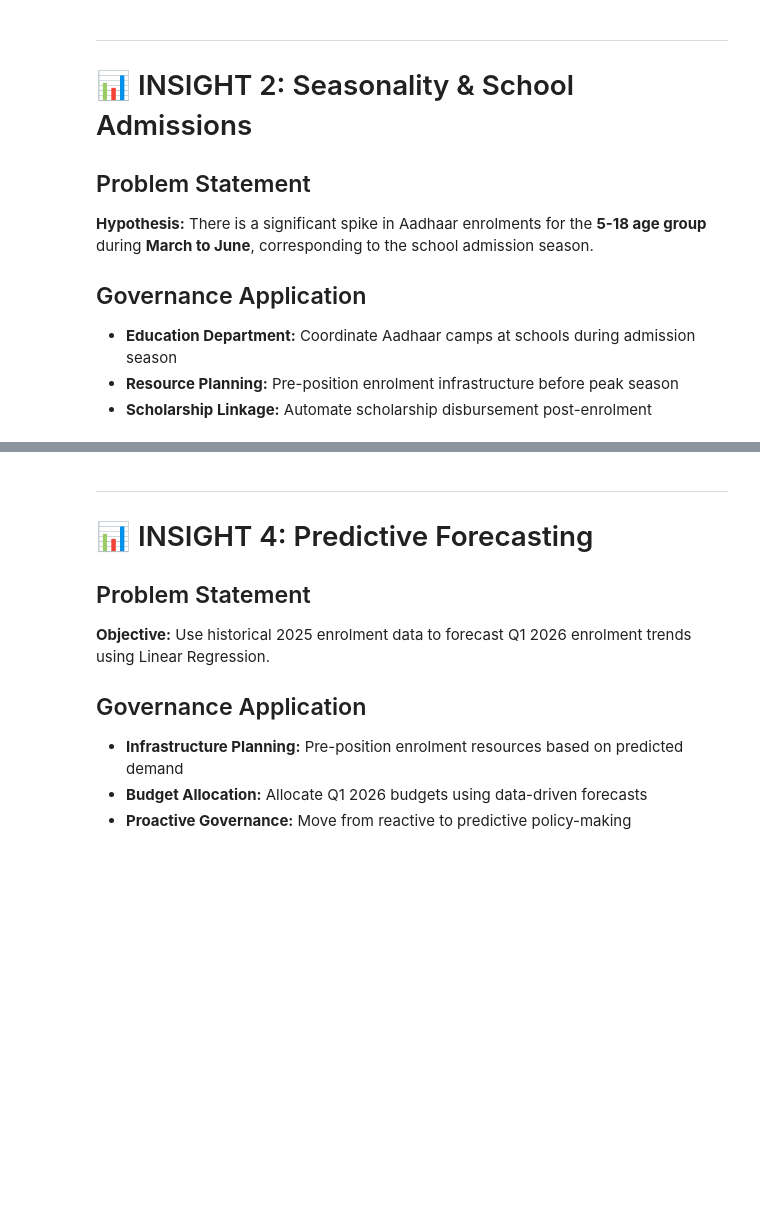
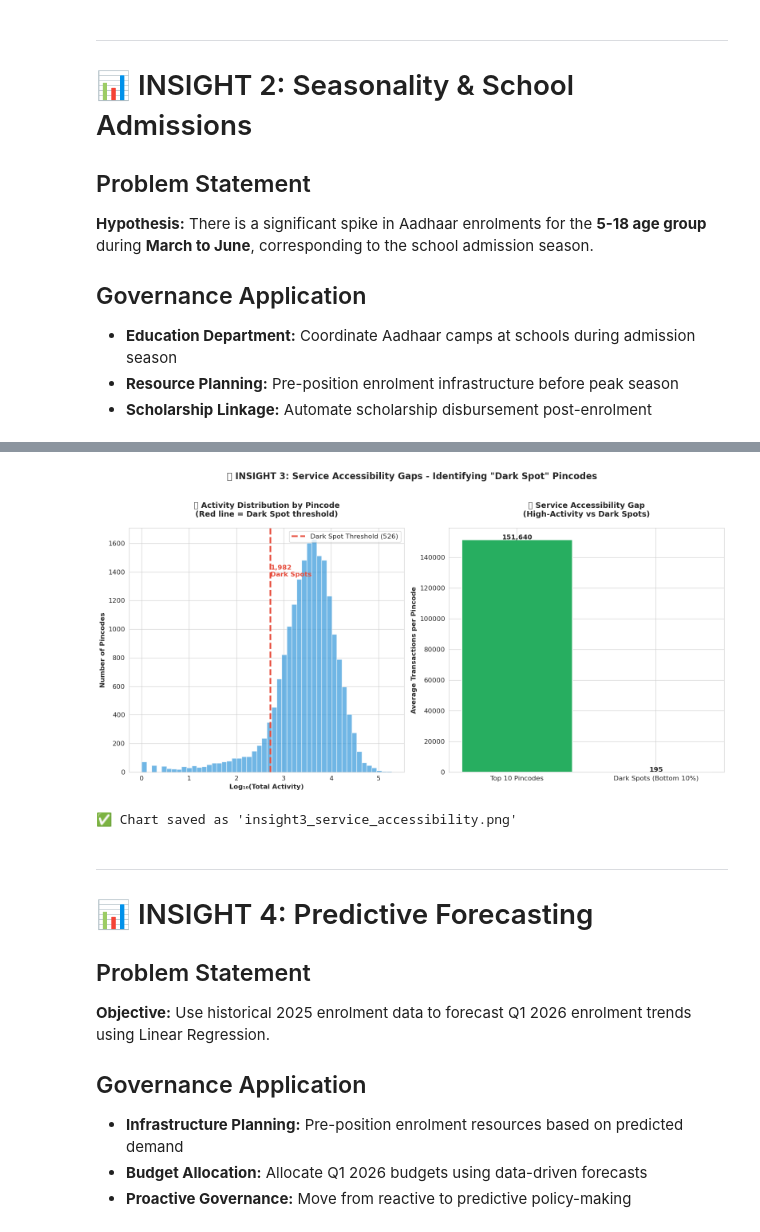
Before and after one commit to csy20/UIDAI, a Jupyter notebook: UIDAI_Aadhaar_Hackathon_2026.ipynb, the cells around one changed output, grey strips where cells are left out. Cells and saved outputs as stored; diff of their text form; code cells hidden in the pictures; blank space fills up the shorter version.

```diff
--- a/UIDAI_Aadhaar_Hackathon_2026.ipynb
+++ b/UIDAI_Aadhaar_Hackathon_2026.ipynb
@@ -820,3 +744,47 @@ print("\n✅ Chart saved as 'insight3_digital_divide.png'")
+# %%
+# VISUALIZATION: Service Accessibility Gaps
+import matplotlib.pyplot as plt
+import numpy as np
+
+fig, axes = plt.subplots(1, 2, figsize=(16, 8))
+
+# Chart 1: Activity Distribution Histogram
+ax1 = axes[0]
+log_activity = np.log10(activity_df['Total_Activity'].replace(0, 1))
+ax1.hist(log_activity, bins=50, color='#3498db', edgecolor='white', alpha=0.7)
+ax1.axvline(np.log10(threshold + 1), color='#e74c3c', linewidth=3, linestyle='--',
+            label=f'Dark Spot Threshold ({threshold:.0f})')
+ax1.set_xlabel('Log₁₀(Total Activity)', fontweight='bold')
+ax1.set_ylabel('Number of Pincodes', fontweight='bold')
+ax1.set_title('📊 Activity Distribution by Pincode\n(Red line = Dark Spot threshold)', fontweight='bold', pad=20)
+ax1.legend(loc='upper right')
+ax1.annotate(f'{len(dark_spots):,}\nDark Spots',
+             xy=(np.log10(threshold + 1), ax1.get_ylim()[1] * 0.8),
+             fontsize=12, fontweight='bold', color='#e74c3c', ha='left')
+
+# Chart 2: Top vs Bottom Comparison
+ax2 = axes[1]
+comparison_data = pd.DataFrame({
+    'Category': ['Top 10 Pincodes', 'Dark Spots (Bottom 10%)'],
+    'Avg_Activity': [top_10['Total_Activity'].mean(), dark_spots['Total_Activity'].mean()]
+})
+bars = ax2.bar(comparison_data['Category'], comparison_data['Avg_Activity'],
+               color=['#27AE60', '#E74C3C'], edgecolor='white', linewidth=2)
+ax2.set_ylabel('Average Transactions per Pincode', fontweight='bold')
+ax2.set_title('📊 Service Accessibility Gap\n(High-Activity vs Dark Spots)', fontweight='bold', pad=20)
+for bar in bars:
+    ax2.text(bar.get_x() + bar.get_width()/2, bar.get_height() + 100,
+             f'{bar.get_height():,.0f}', ha='center', fontweight='bold', fontsize=12)
+
+plt.suptitle('📍 INSIGHT 3: Service Accessibility Gaps - Identifying "Dark Spot" Pincodes',
+             fontsize=16, fontweight='bold', y=1.02)
+plt.tight_layout()
+plt.savefig('insight3_service_accessibility.png', dpi=300, bbox_inches='tight', facecolor='white')
+plt.show()
+print("\n✅ Chart saved as 'insight3_service_accessibility.png'")
+# %% [output]
+[figure, added]
+✅ Chart saved as 'insight3_service_accessibility.png'
 # %% [markdown]
 ---
 
```
Also changed, not shown: parts of 33 cells of this notebook, 8 other files.
